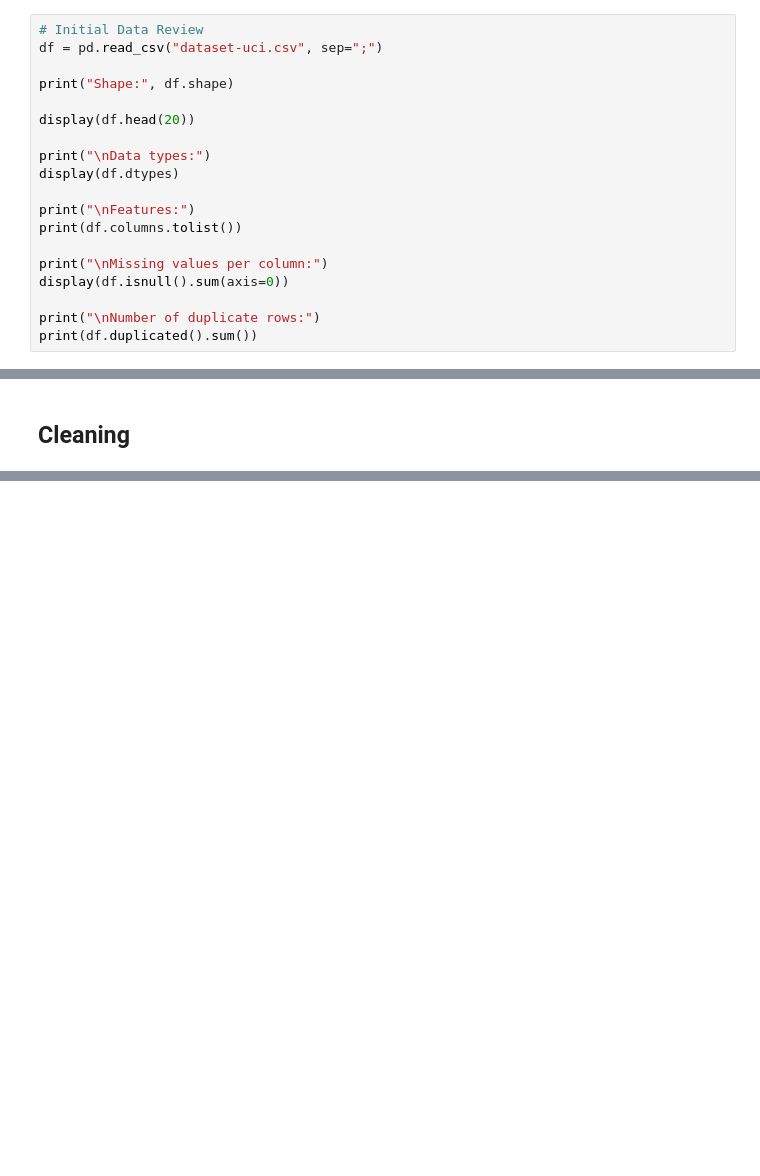
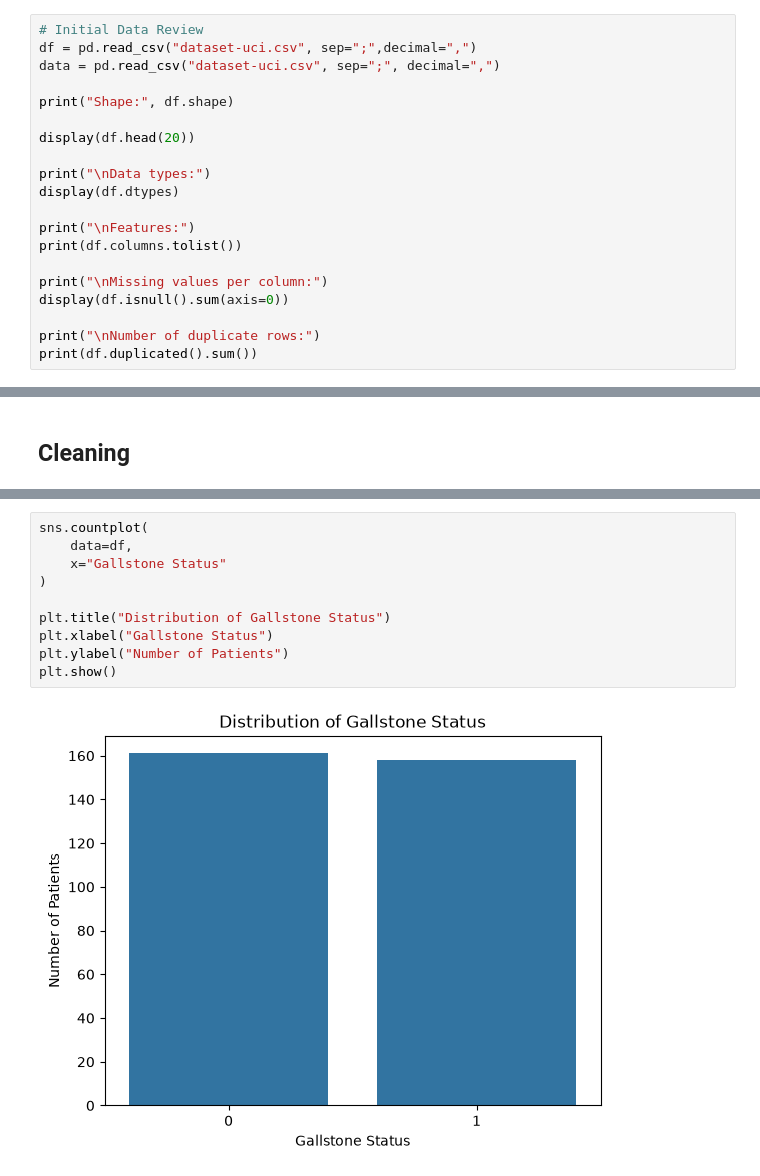
Before and after one commit to magfor02/DAT540, a Jupyter notebook: code.ipynb, the cells around one changed output, grey strips where cells are left out. Cells and saved outputs as stored; diff of their text form; blank space fills up the shorter version.

```diff
--- a/code.ipynb
+++ b/code.ipynb
@@ -6,7 +30,8 @@ import pandas as pd
 In this section, we examine the shape of the dataset and verify whether it contains any missing values or duplicate rows.
 # %%
 # Initial Data Review
-df = pd.read_csv("dataset-uci.csv", sep=";")
+df = pd.read_csv("dataset-uci.csv", sep=";",decimal=",")
+data = pd.read_csv("dataset-uci.csv", sep=";", decimal=",")
 
 print("Shape:", df.shape)
 
@@ -94,0 +164,12 @@ No missing values were found in the dataset, and no duplicate rows were identifi
+# %%
+sns.countplot(
+    data=df,
+    x="Gallstone Status"
+)
+
+plt.title("Distribution of Gallstone Status")
+plt.xlabel("Gallstone Status")
+plt.ylabel("Number of Patients")
+plt.show()
+# %% [output]
+[figure, added]
```
Also changed, not shown: parts of 7 cells of this notebook.
